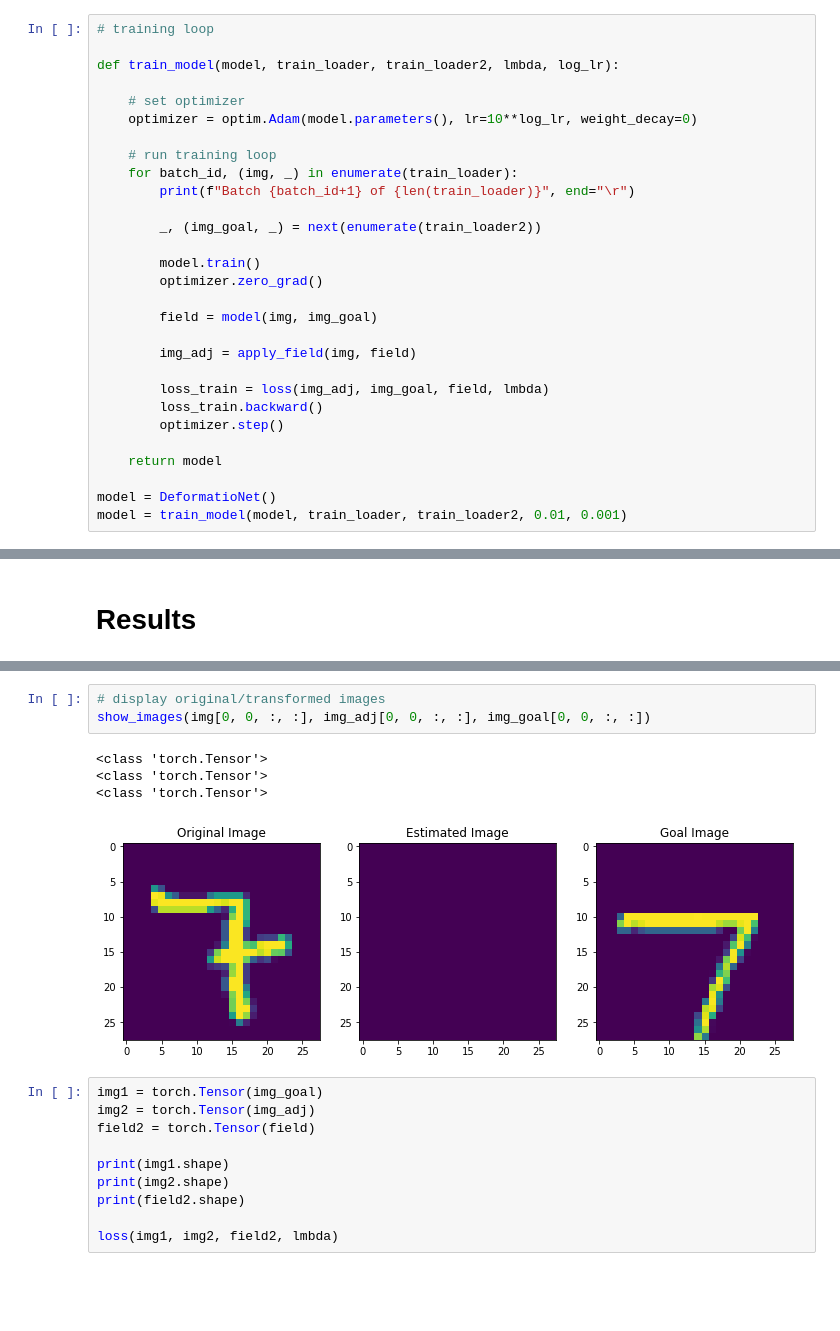
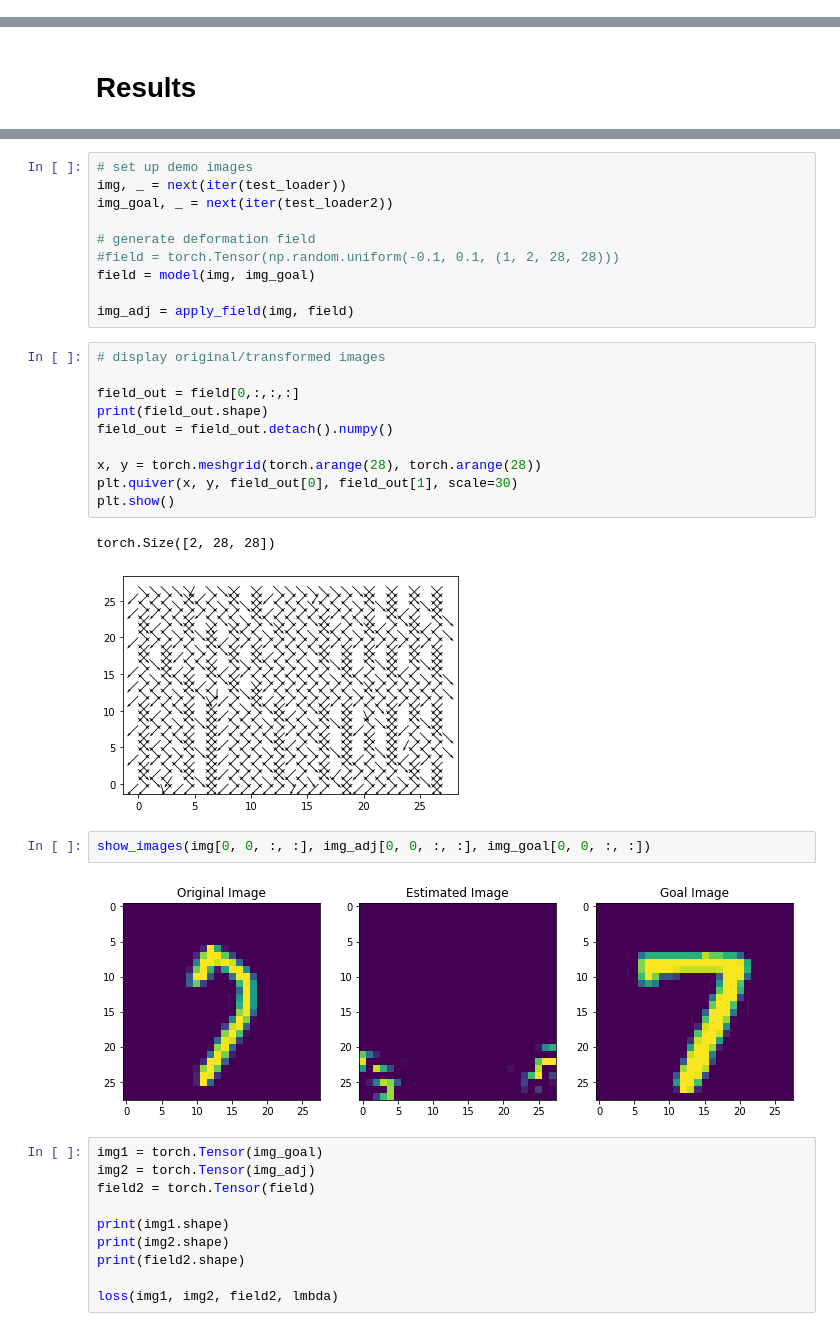
Before and after one commit to samalbertson3/ece-685, a Jupyter notebook: final project/final_project.ipynb, the cells around one changed output, grey strips where cells are left out. Saved outputs shown, nothing was run; the diff lists cells and outputs as text; blank space fills up the shorter version.

```diff
--- a/final project/final_project.ipynb
+++ b/final project/final_project.ipynb
@@ -128,32 +139,3 @@ test.data = test.data[test.targets == 7]
 test.targets = test.targets[test.targets == 7]
 test_loader = DataLoader(test, batch_size=batch_size, shuffle=True)
 test_loader2 = DataLoader(test, batch_size=batch_size, shuffle=True)
-# %%
-# training loop
-
-def train_model(model, train_loader, train_loader2, lmbda, log_lr):
-
-    # set optimizer
-    optimizer = optim.Adam(model.parameters(), lr=10**log_lr, weight_decay=0)
-
-    # run training loop
-    for batch_id, (img, _) in enumerate(train_loader):
-        print(f"Batch {batch_id+1} of {len(train_loader)}", end="\r")
-
-        _, (img_goal, _) = next(enumerate(train_loader2))
-
-        model.train()
-        optimizer.zero_grad()
-
-        field = model(img, img_goal)
-
-        img_adj = apply_field(img, field)
-
-        loss_train = loss(img_adj, img_goal, field, lmbda)
-        loss_train.backward()
-        optimizer.step()
-
-    return model
-
-model = DeformatioNet()
-model = train_model(model, train_loader, train_loader2, 0.01, 0.001)
@@ -174,11 +214,30 @@ img_adj = apply_field(img, field)
-# %%
-# display original/transformed images
-show_images(img[0, 0, :, :], img_adj[0, 0, :, :], img_goal[0, 0, :, :])
-# %% [output]
-<class 'torch.Tensor'>
-<class 'torch.Tensor'>
-<class 'torch.Tensor'>
-[figure, removed]
+# %%
+# set up demo images
+img, _ = next(iter(test_loader))
+img_goal, _ = next(iter(test_loader2))
+
+# generate deformation field
+#field = torch.Tensor(np.random.uniform(-0.1, 0.1, (1, 2, 28, 28)))
+field = model(img, img_goal)
+
+img_adj = apply_field(img, field)
+# %%
+# display original/transformed images
+
+field_out = field[0,:,:,:]
+print(field_out.shape)
+field_out = field_out.detach().numpy()
+
+x, y = torch.meshgrid(torch.arange(28), torch.arange(28))
+plt.quiver(x, y, field_out[0], field_out[1], scale=30)
+plt.show()
+# %% [output]
+torch.Size([2, 28, 28])
+[figure, added]
+# %%
+show_images(img[0, 0, :, :], img_adj[0, 0, :, :], img_goal[0, 0, :, :])
+# %% [output]
+[figure, added]
 # %%
 img1 = torch.Tensor(img_goal)
 img2 = torch.Tensor(img_adj)
```
Also changed, not shown: parts of 7 cells of this notebook.
